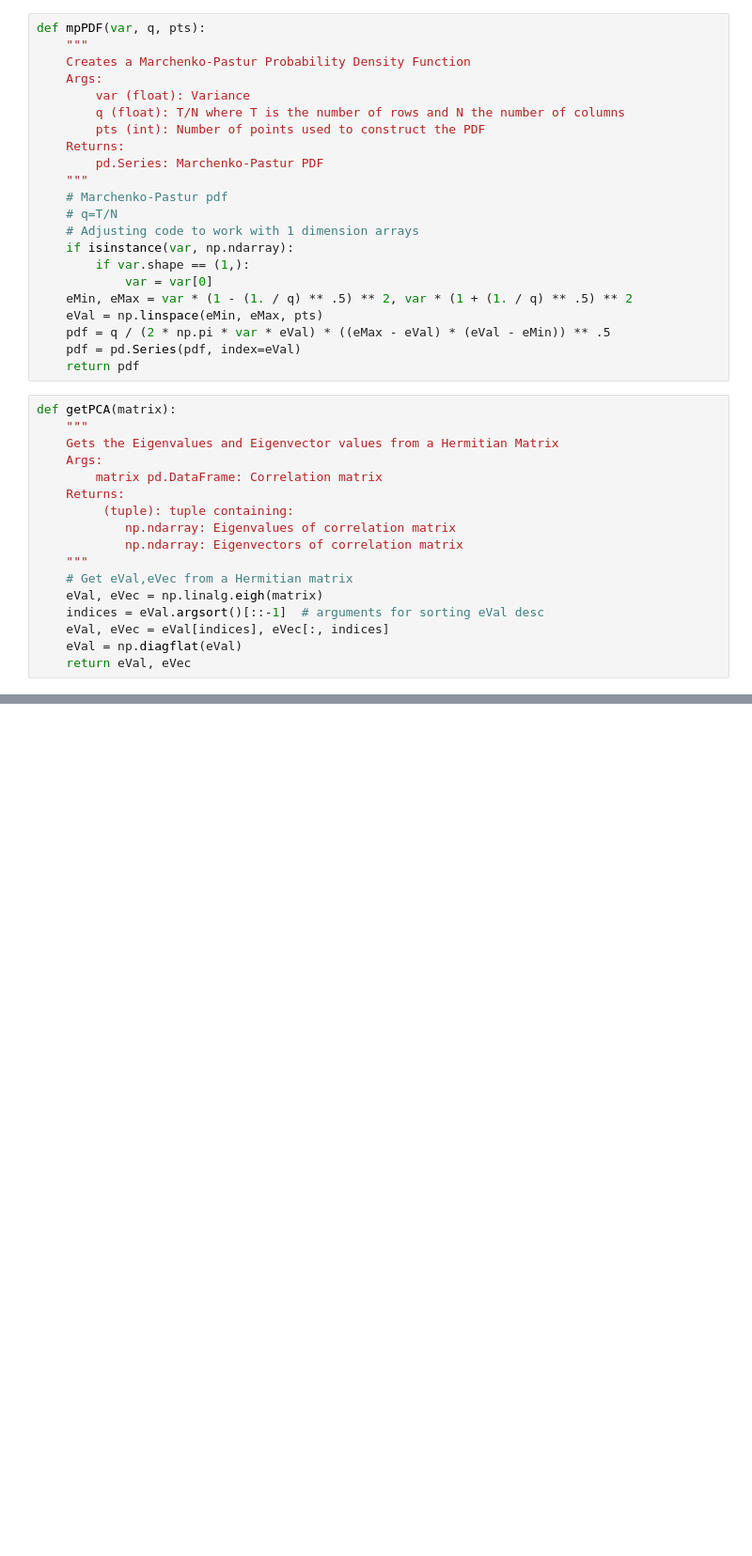
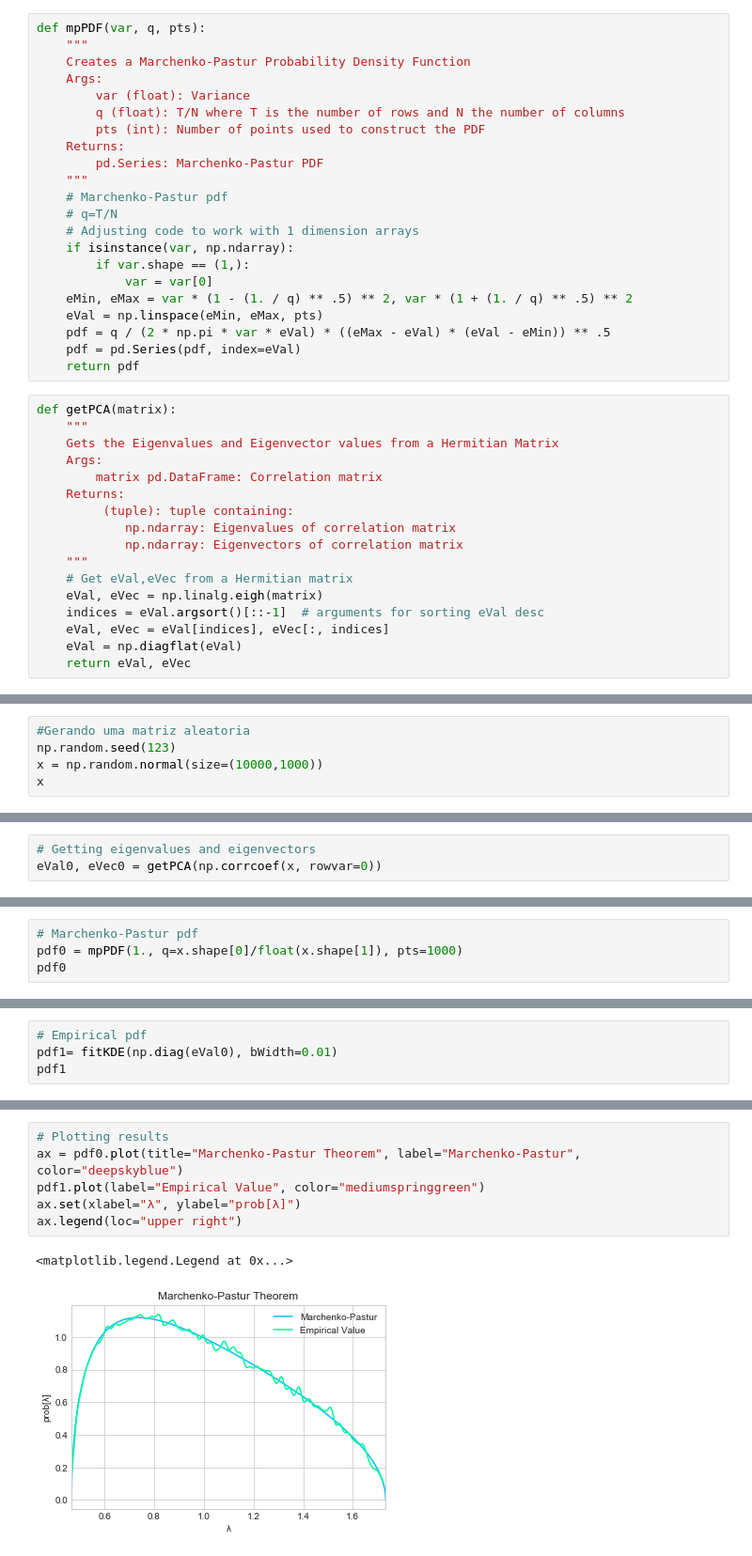
Before and after one commit to victorhugow/ml_asset_managers, a Jupyter notebook: codes/ch2.ipynb, the cells around one changed output, grey strips where cells are left out. Shown: that part at 94% size. Cells and saved outputs as stored; diff of their text form; blank space fills up the shorter version.

```diff
--- a/codes/ch2.ipynb
+++ b/codes/ch2.ipynb
@@ -55,0 +84,5 @@ def getPCA(matrix):
+# %%
+#Gerando uma matriz aleatoria
+np.random.seed(123)
+x = np.random.normal(size=(10000,1000))
+x
@@ -55,0 +103,3 @@ def getPCA(matrix):
+# %%
+# Getting eigenvalues and eigenvectors
+eVal0, eVec0 = getPCA(np.corrcoef(x, rowvar=0))
@@ -55,0 +138,4 @@ def getPCA(matrix):
+# %%
+# Marchenko-Pastur pdf
+pdf0 = mpPDF(1., q=x.shape[0]/float(x.shape[1]), pts=1000)
+pdf0
@@ -55,0 +155,4 @@ def getPCA(matrix):
+# %%
+# Empirical pdf
+pdf1= fitKDE(np.diag(eVal0), bWidth=0.01)
+pdf1
@@ -55,0 +172,9 @@ def getPCA(matrix):
+# %%
+# Plotting results
+ax = pdf0.plot(title="Marchenko-Pastur Theorem", label="Marchenko-Pastur", color="deepskyblue")
+pdf1.plot(label="Empirical Value", color="mediumspringgreen")
+ax.set(xlabel="λ", ylabel="prob[λ]")
+ax.legend(loc="upper right")
+# %% [output]
+<matplotlib.legend.Legend at 0x...>
+[figure, added]
```
Also changed, not shown: parts of 17 cells of this notebook.
